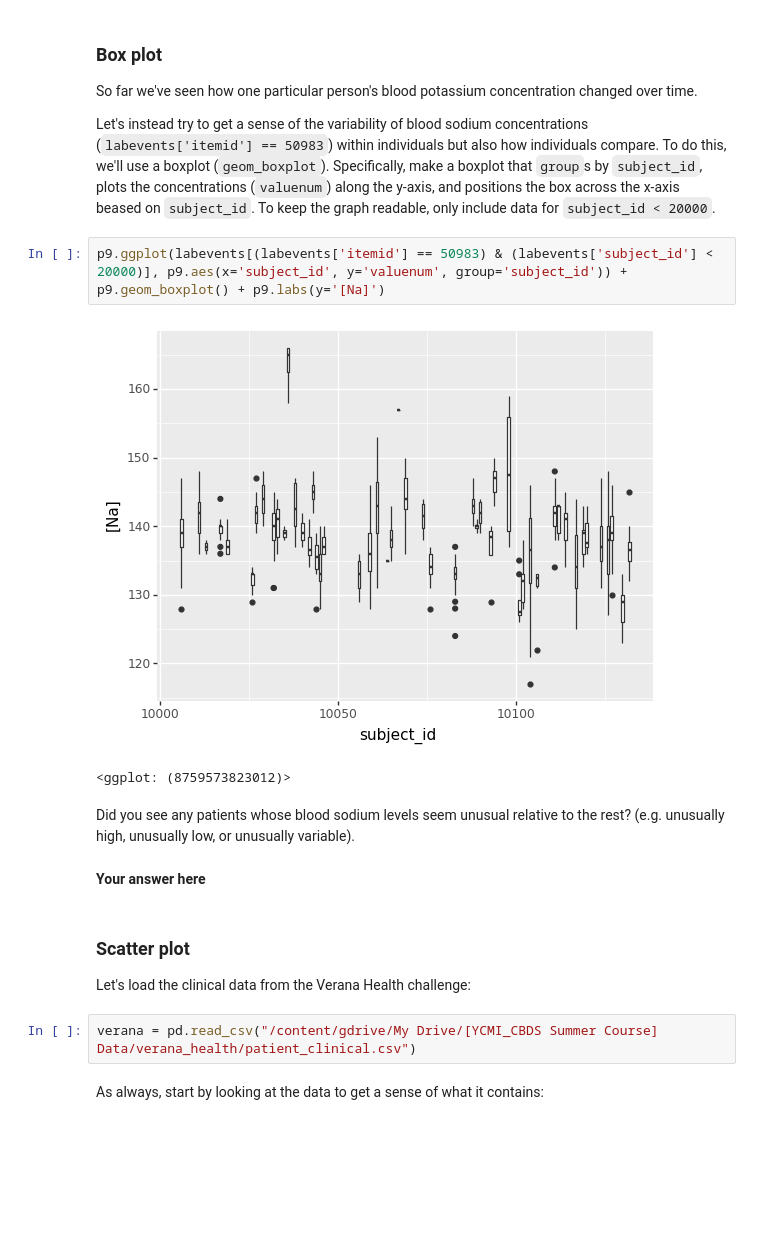
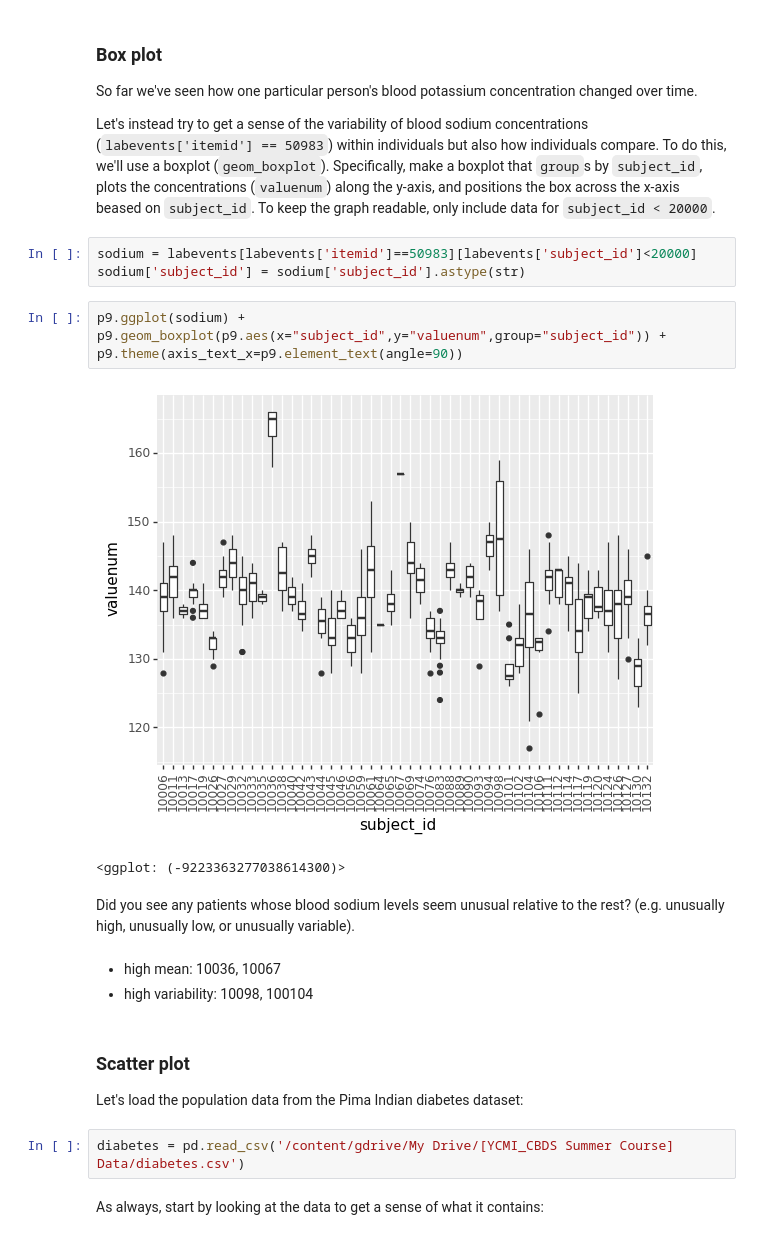
Before and after one commit to YCMI/summer-course-2020, a Jupyter notebook: python_exercises6_solutions.ipynb, the cells around one changed output. Drawn from its saved outputs; the diff is of its cells as text; blank space fills up the shorter version.

```diff
--- a/python_exercises6_solutions.ipynb
+++ b/python_exercises6_solutions.ipynb
@@ -91,20 +100,24 @@ How do you interpret the graph between mid-November and late December? Are there
 So far we've seen how one particular person's blood potassium concentration changed over time.
 
 Let's instead try to get a sense of the variability of blood sodium concentrations (`labevents['itemid'] == 50983`) within individuals but also how individuals compare. To do this, we'll use a boxplot (`geom_boxplot`). Specifically, make a boxplot that `group`s by `subject_id`, plots the concentrations (`valuenum`) along the y-axis, and positions the box across the x-axis beased on `subject_id`. To keep the graph readable, only include data for `subject_id < 20000`.
+# %%
+sodium = labevents[labevents['itemid']==50983][labevents['subject_id']<20000]
+sodium['subject_id'] = sodium['subject_id'].astype(str)
 # %%
-p9.ggplot(labevents[(labevents['itemid'] == 50983) & (labevents['subject_id'] < 20000)], p9.aes(x='subject_id', y='valuenum', group='subject_id')) + p9.geom_boxplot() + p9.labs(y='[Na]')
+p9.ggplot(sodium) + p9.geom_boxplot(p9.aes(x="subject_id",y="valuenum",group="subject_id")) + p9.theme(axis_text_x=p9.element_text(angle=90))
 # %% [output]
-[figure, old version]
+[figure, new version]
-<ggplot: (8759573823012)>
+<ggplot: (-9223363277038614300)>
 # %% [markdown]
 Did you see any patients whose blood sodium levels seem unusual relative to the rest? (e.g. unusually high, unusually low, or unusually variable).
-# %% [markdown]
-**Your answer here**
+# %% [markdown]
+- high mean: 10036, 10067
+- high variability: 10098, 100104
 # %% [markdown]
 ### Scatter plot
 
-Let's load the clinical data from the Verana Health challenge:
+Let's load the population data from the Pima Indian diabetes dataset:
 # %%
-verana = pd.read_csv("/content/gdrive/My Drive/[YCMI_CBDS Summer Course] Data/verana_health/patient_clinical.csv")
+diabetes = pd.read_csv('/content/gdrive/My Drive/[YCMI_CBDS Summer Course] Data/diabetes.csv')
 # %% [markdown]
 As always, start by looking at the data to get a sense of what it contains:
```
Also changed, not shown: parts of 15 cells of this notebook, 1 other file.
